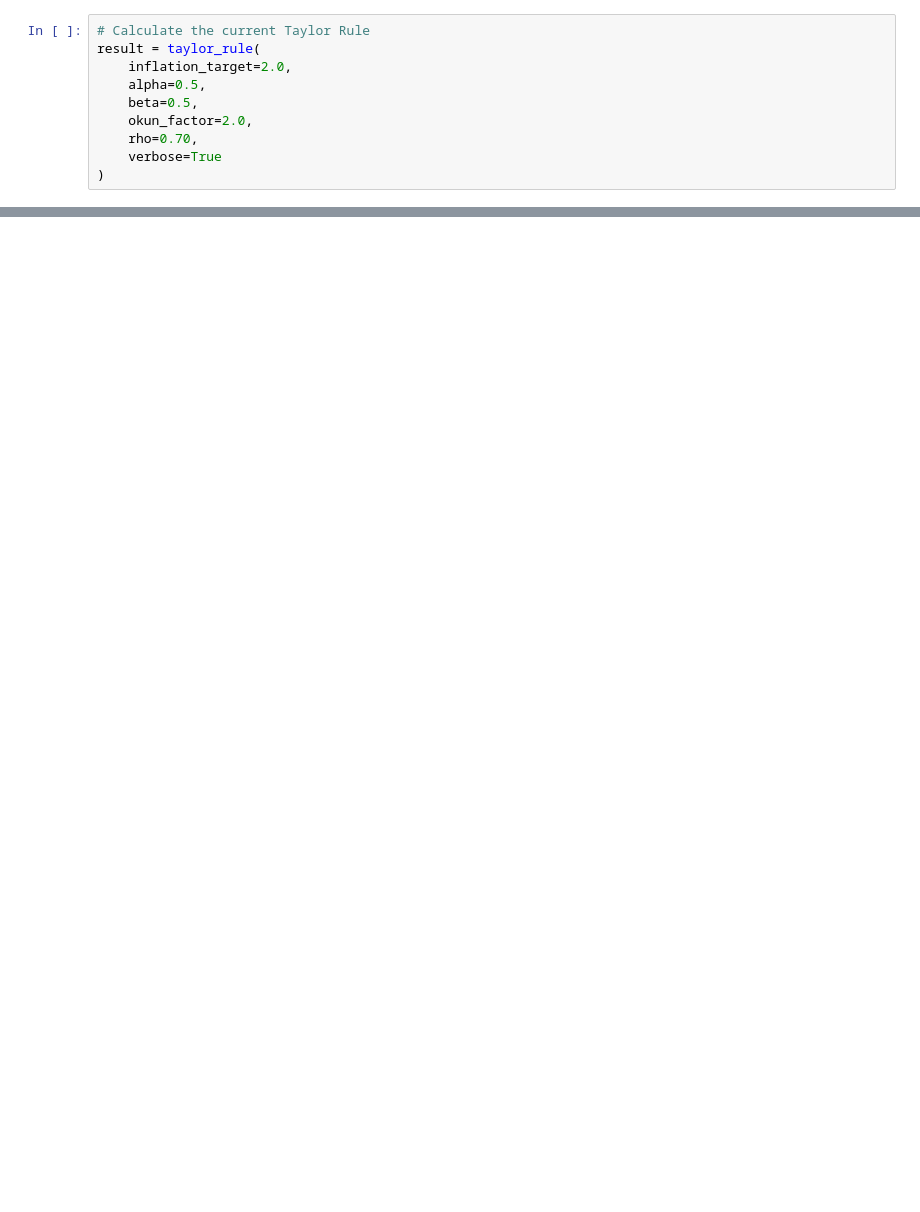
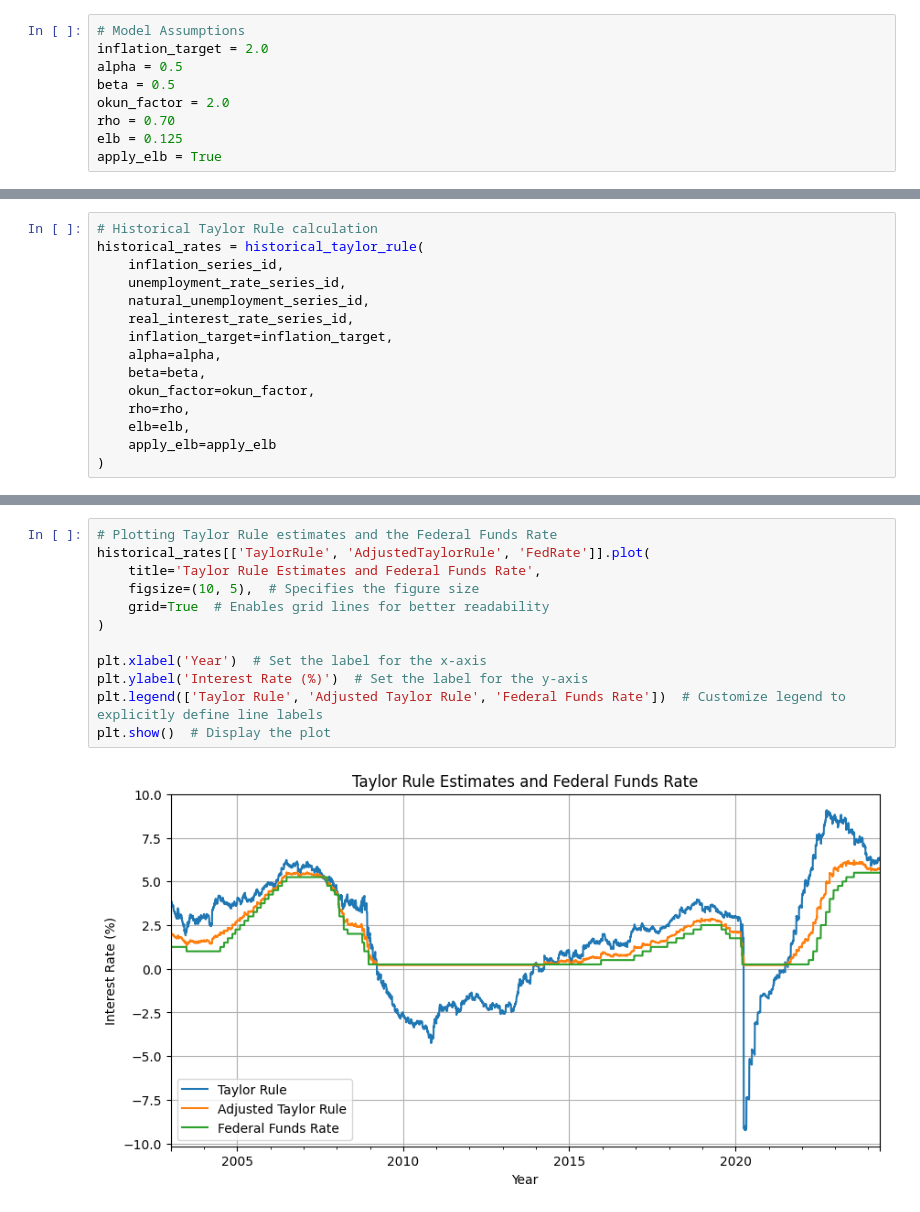
Before and after one commit to nathanramoscfa/pyeconomics, a Jupyter notebook: examples/taylor_rule.ipynb, the cells around one changed output, grey strips where cells are left out. Cells and saved outputs as stored; diff of their text form; blank space fills up the shorter version.

```diff
--- a/examples/taylor_rule.ipynb
+++ b/examples/taylor_rule.ipynb
@@ -7,10 +58,9 @@ from pyeconomics.taylor_rule import taylor_rule, historical_taylor_rule
 # %%
-# Calculate the current Taylor Rule
-result = taylor_rule(
-    inflation_target=2.0,
-    alpha=0.5,
-    beta=0.5,
-    okun_factor=2.0,
-    rho=0.70,
-    verbose=True
-)
+# Model Assumptions
+inflation_target = 2.0
+alpha = 0.5
+beta = 0.5
+okun_factor = 2.0
+rho = 0.70
+elb = 0.125
+apply_elb = True
@@ -72,0 +186,15 @@ Name: 2020-04-01 00:00:00, dtype: float64
+# %%
+# Historical Taylor Rule calculation
+historical_rates = historical_taylor_rule(
+    inflation_series_id,
+    unemployment_rate_series_id,
+    natural_unemployment_series_id,
+    real_interest_rate_series_id,
+    inflation_target=inflation_target,
+    alpha=alpha,
+    beta=beta,
+    okun_factor=okun_factor,
+    rho=rho,
+    elb=elb,
+    apply_elb=apply_elb
+)
@@ -72,0 +205,14 @@ Name: 2020-04-01 00:00:00, dtype: float64
+# %%
+# Plotting Taylor Rule estimates and the Federal Funds Rate
+historical_rates[['TaylorRule', 'AdjustedTaylorRule', 'FedRate']].plot(
+    title='Taylor Rule Estimates and Federal Funds Rate',
+    figsize=(10, 5),  # Specifies the figure size
+    grid=True  # Enables grid lines for better readability
+)
+
+plt.xlabel('Year')  # Set the label for the x-axis
+plt.ylabel('Interest Rate (%)')  # Set the label for the y-axis
+plt.legend(['Taylor Rule', 'Adjusted Taylor Rule', 'Federal Funds Rate'])  # Customize legend to explicitly define line labels
+plt.show()  # Display the plot
+# %% [output]
+[figure, added]
```
Also changed, not shown: parts of 19 cells of this notebook, 7 other files.
